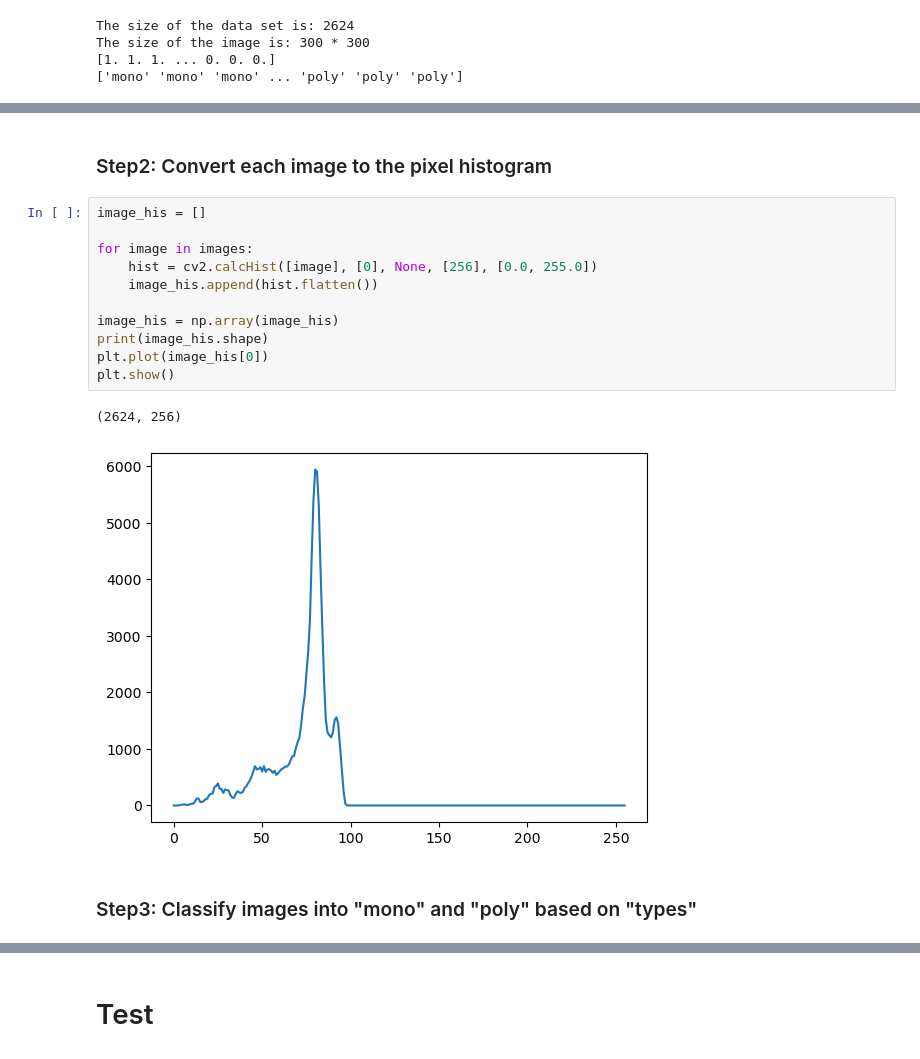
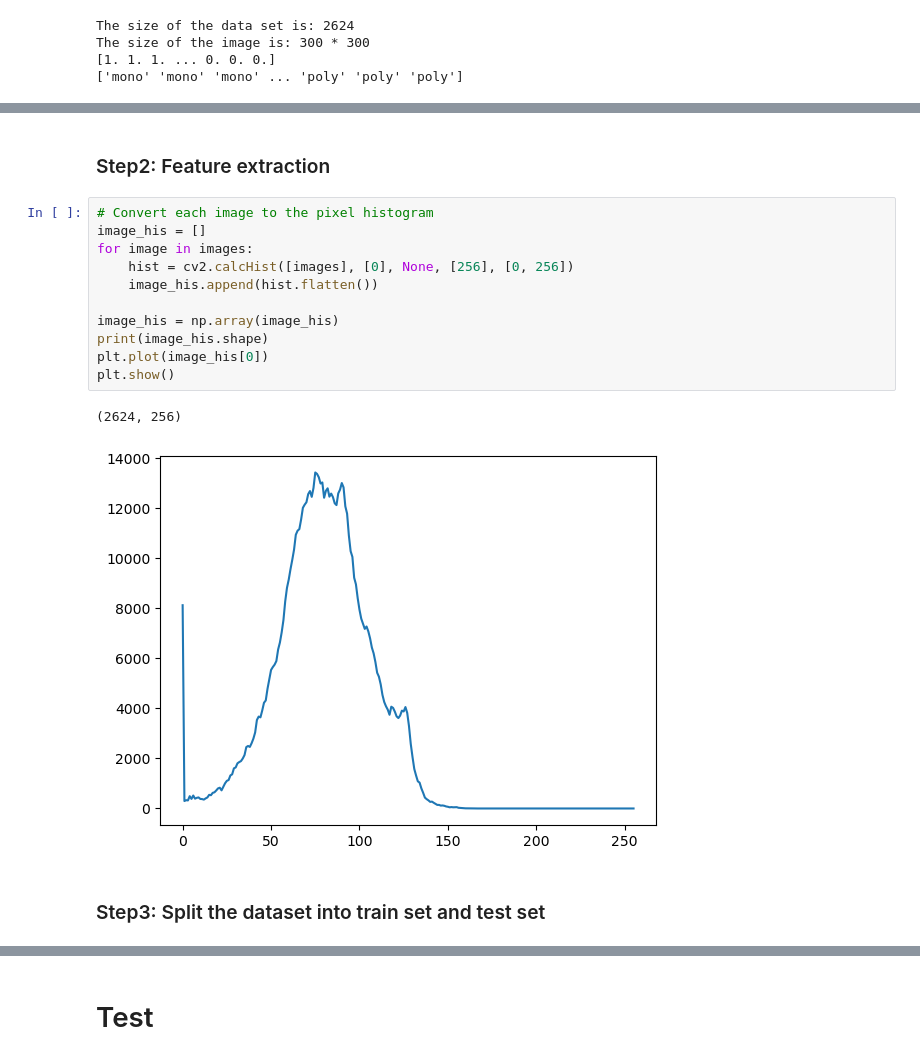
Before and after one commit to ToxicJerry/COMP9517-Surfing-Project, a Jupyter notebook: Svm_Classifier.ipynb, the cells around one changed output, grey strips where cells are left out. Drawn from its saved outputs; the diff is of its cells as text.

```diff
--- a/Svm_Classifier.ipynb
+++ b/Svm_Classifier.ipynb
@@ -28,19 +56,19 @@ The size of the image is: 300 * 300
 # %% [markdown]
-### Step2: Convert each image to the pixel histogram
+### Step2: Feature extraction
 # %%
+# Convert each image to the pixel histogram
 image_his = []
-
 for image in images:
-    hist = cv2.calcHist([image], [0], None, [256], [0.0, 255.0])
+    hist = cv2.calcHist([images], [0], None, [256], [0, 256])
     image_his.append(hist.flatten())
 
 image_his = np.array(image_his)
 print(image_his.shape)
 plt.plot(image_his[0])
 plt.show()
 # %% [output]
 (2624, 256)
-[figure, old version]
+[figure, new version]
 # %% [markdown]
-### Step3: Classify images into "mono" and "poly" based on "types"
+### Step3: Split the dataset into train set and test set
 # %%
```
Also changed, not shown: parts of 21 cells of this notebook, 2 other files.
